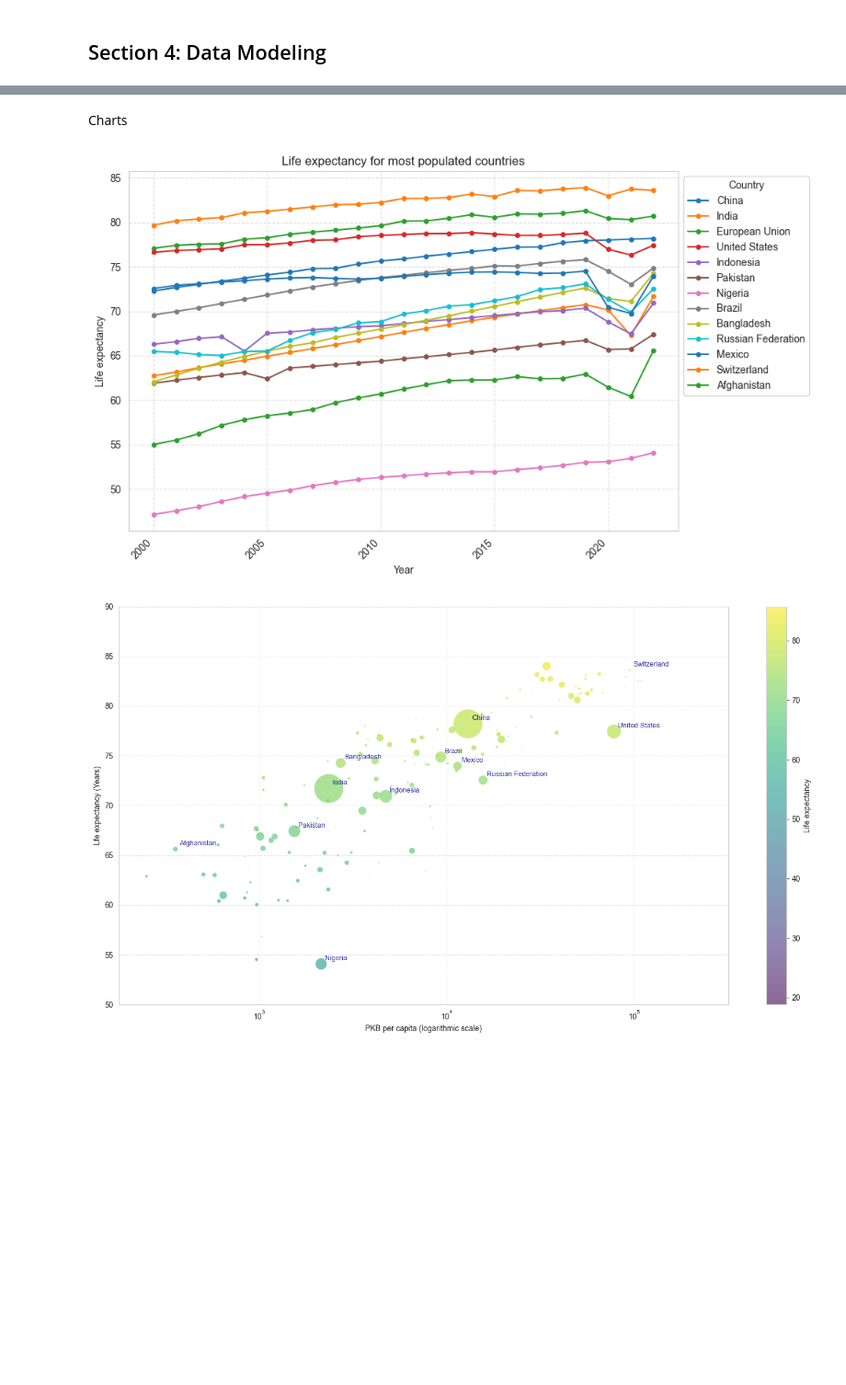
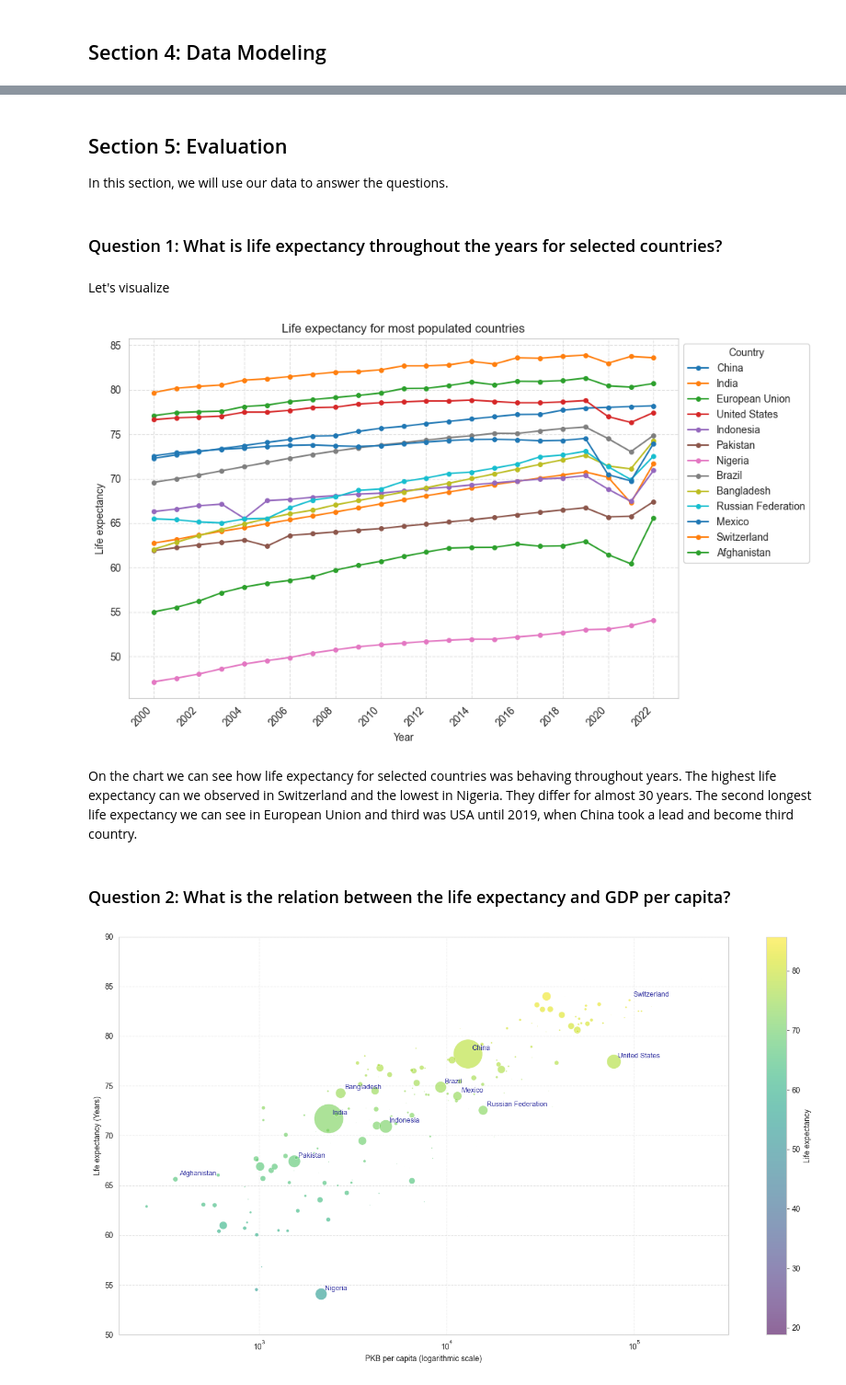
Before and after one commit to chillMLguy/life-expectancy, a Jupyter notebook: report.ipynb, the cells around one changed output, grey strips where cells are left out. Shown at 92% size. Saved outputs shown, nothing was run; the diff lists cells and outputs as text; code cells hidden in the pictures; blank space fills up the shorter version.

Commit message:
section5 half

```diff
--- a/report.ipynb
+++ b/report.ipynb
@@ -225,5 +350,11 @@ plt.show()
+# %% [markdown]
+## Section 5: Evaluation
+
+In this section, we will use our data to answer the questions.
+# %% [markdown]
+### Question 1: What is life expectancy throughout the years for selected countries?
 # %% [markdown]
-Charts
+Let's visualize
 # %%
 countries = ["China", "India","European Union", "United States", "Indonesia", "Pakistan", "Nigeria", "Brazil", "Bangladesh", "Russian Federation", "Mexico", "Switzerland", "Afghanistan"]
 data_to_vis = data[data["Country Name"].isin(countries)]
@@ -235,19 +365,23 @@ data_2022 = data_2022[~data_2022["Country Name"].isin(regions)]
 # %%
 plt.figure(figsize=(10, 6))
 
 for country in countries:
     df_country = data_to_vis[data_to_vis['Country Name'] == country]
     plt.plot(df_country['Year'], df_country['Life expectancy at birth, total (years)'], label=country, marker='o', markersize=4)
 
 plt.xlabel('Year')
 plt.ylabel('Life expectancy')
 plt.title('Life expectancy for most populated countries')
 plt.legend(title='Country', loc='upper left', bbox_to_anchor=(1, 1))
-plt.xticks(data_to_vis['Year'].unique()[::5], rotation=45, ha='right')
+plt.xticks(data_to_vis['Year'].unique()[::2], rotation=45, ha='right')
 plt.tight_layout()
 plt.grid(True, linestyle='--', alpha=0.6)
 # %% [output]
-[figure, old version]
+[figure, new version]
+# %% [markdown]
+On the chart we can see how life expectancy for selected countries was behaving throughout years. The highest life expectancy can we observed in Switzerland and the lowest in Nigeria. They differ for almost 30 years. The second longest life expectancy we can see in European Union and third was USA until 2019, when China took a lead and become third country.
+# %% [markdown]
+### Question 2: What is the relation between the life expectancy and GDP per capita?
 # %%
 bubble_scale = 1000000
 point_size = data_2022['Population, total'] / bubble_scale
```
Also changed, not shown: parts of 23 cells of this notebook.
